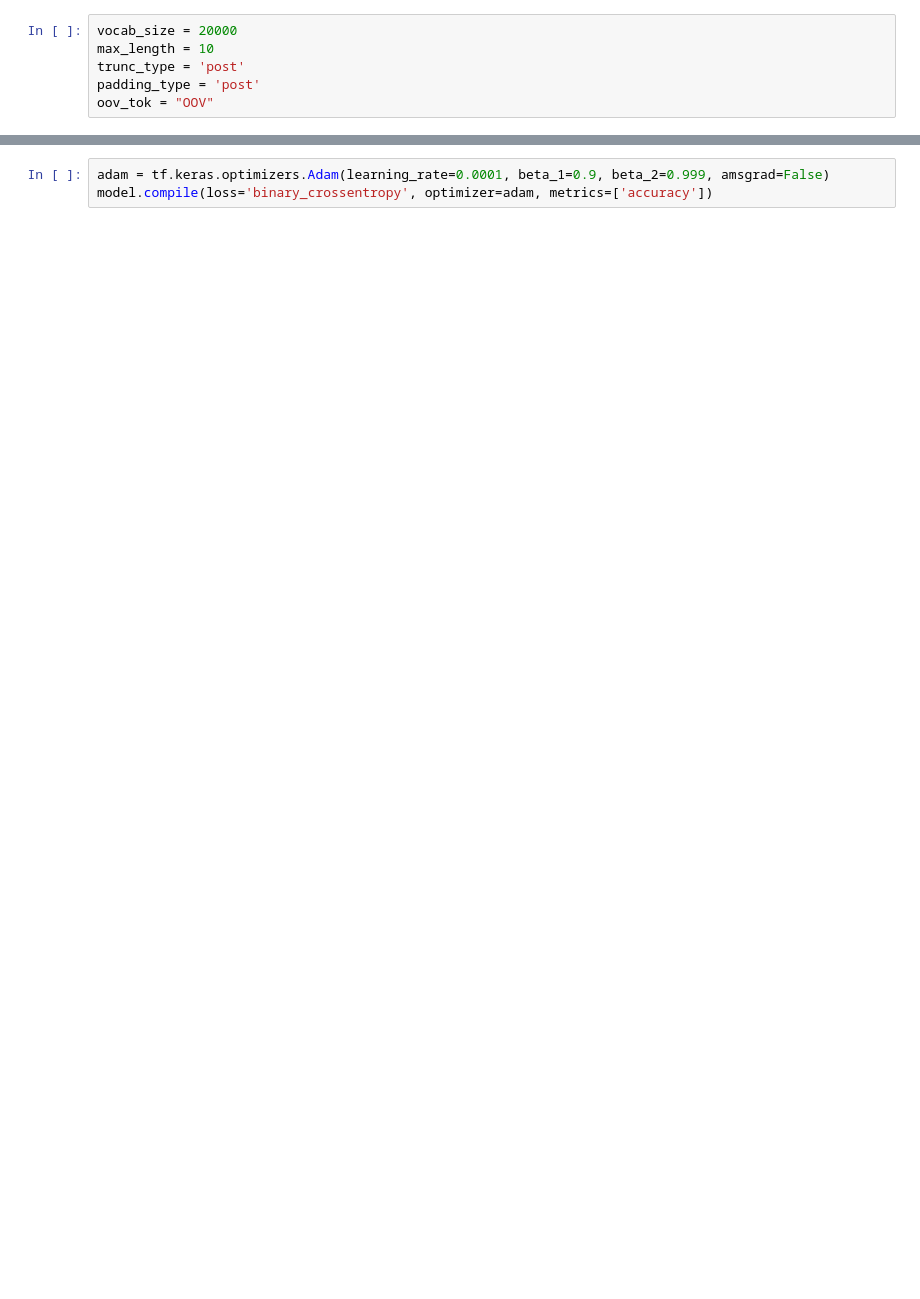
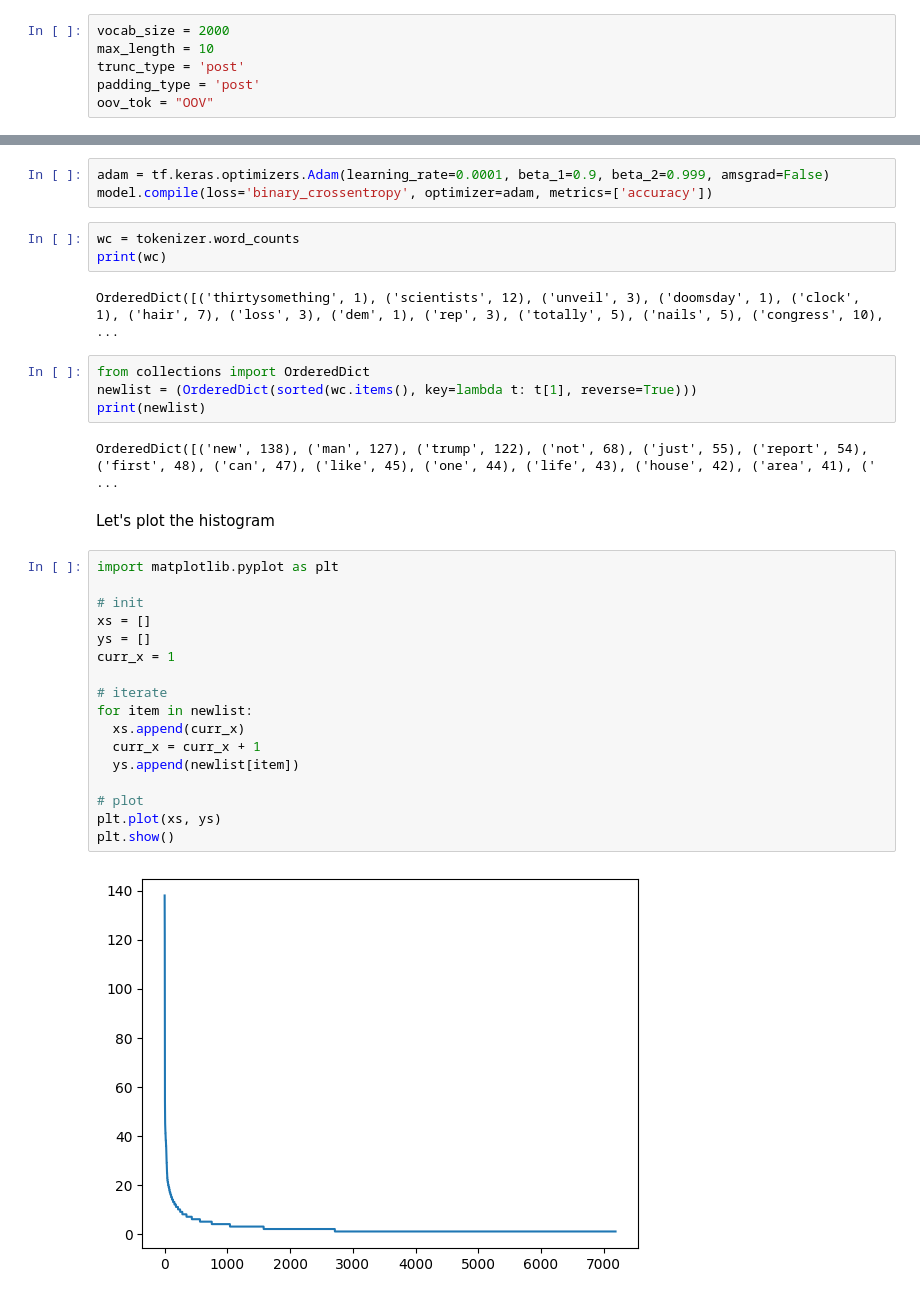
Before and after one commit to pascualcam/ai-ml-study, a Jupyter notebook: ch6/ch6_embeddings.ipynb, the cells around one changed output, grey strips where cells are left out. Saved outputs shown, nothing was run; the diff lists cells and outputs as text; blank space fills up the shorter version.

```diff
--- a/ch6/ch6_embeddings.ipynb
+++ b/ch6/ch6_embeddings.ipynb
@@ -64,7 +64,7 @@ testing_sentences = sentences[training_size:]
 training_labels = labels[0:training_size]
 testing_labels = sentences[training_size:]
 # %%
-vocab_size = 20000
+vocab_size = 2000
 max_length = 10
 trunc_type = 'post'
 padding_type = 'post'
@@ -123,3 +126,35 @@ _________________________________________________________________
 # %%
 adam = tf.keras.optimizers.Adam(learning_rate=0.0001, beta_1=0.9, beta_2=0.999, amsgrad=False)
 model.compile(loss='binary_crossentropy', optimizer=adam, metrics=['accuracy'])
+# %%
+wc = tokenizer.word_counts
+print(wc)
+# %% [output]
+OrderedDict([('thirtysomething', 1), ('scientists', 12), ('unveil', 3), ('doomsday', 1), ('clock', 1), ('hair', 7), ('loss', 3), ('dem', 1), ('rep', 3), ('totally', 5), ('nails', 5), ('congress', 10), ...
+# %%
+from collections import OrderedDict
+newlist = (OrderedDict(sorted(wc.items(), key=lambda t: t[1], reverse=True)))
+print(newlist)
+# %% [output]
+OrderedDict([('new', 138), ('man', 127), ('trump', 122), ('not', 68), ('just', 55), ('report', 54), ('first', 48), ('can', 47), ('like', 45), ('one', 44), ('life', 43), ('house', 42), ('area', 41), (' ...
+# %% [markdown]
+Let's plot the histogram
+# %%
+import matplotlib.pyplot as plt
+
+# init
+xs = []
+ys = []
+curr_x = 1
+
+# iterate
+for item in newlist:
+  xs.append(curr_x)
+  curr_x = curr_x + 1
+  ys.append(newlist[item])
+
+# plot
+plt.plot(xs, ys)
+plt.show()
+# %% [output]
+[figure, added]
```
Also changed, not shown: parts of 15 cells of this notebook.
